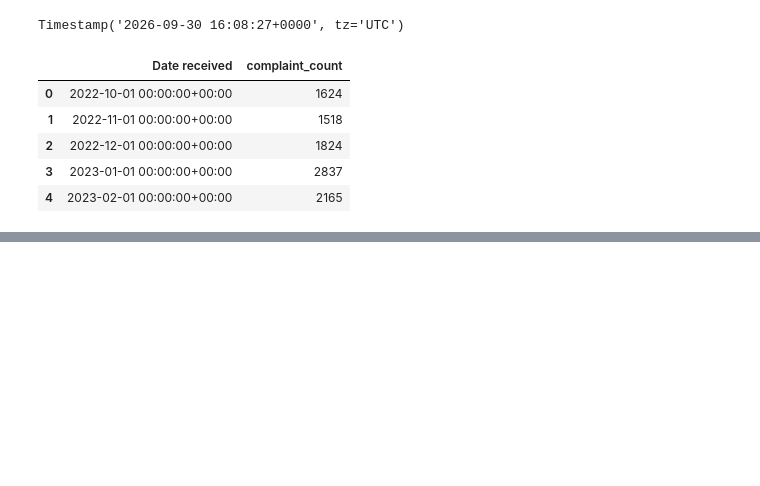
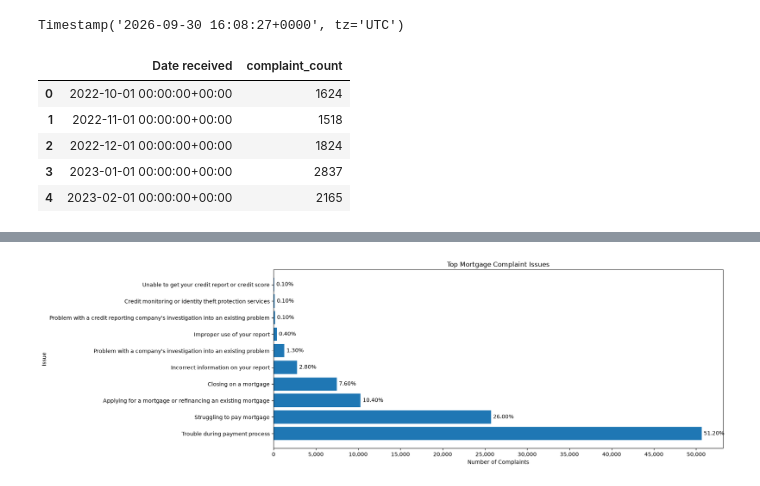
Before and after one commit to alanarroyo98/financial-services-complaints-analytics, a Jupyter notebook: notebooks/01_cfpb_eda.ipynb, the cells around one changed output, grey strips where cells are left out. Drawn from its saved outputs; the diff is of its cells as text; code cells hidden in the pictures; blank space fills up the shorter version.

```diff
--- a/notebooks/01_cfpb_eda.ipynb
+++ b/notebooks/01_cfpb_eda.ipynb
@@ -240,0 +276,5 @@ monthly_complaints.head()
+# %%
+issues = (complaints['Issue'].value_counts().reset_index())
+issues = issues.rename(columns={'count': 'complaint_count'})
+issues['percent'] = issues['complaint_count'].div(issues['complaint_count'].sum()).mul(100).round(1)
+print(issues.head(10))
@@ -240,0 +293,17 @@ monthly_complaints.head()
+# %%
+top_issues = issues.head(10)
+plt.figure(figsize=(15, 6))
+bars = plt.barh(top_issues["Issue"],top_issues["complaint_count"])
+plt.bar_label(
+    bars,
+    labels=[f"{percent:.2f}%" for percent in top_issues["percent"]],
+    padding=4
+)
+plt.title("Top Mortgage Complaint Issues")
+plt.xlabel("Number of Complaints")
+plt.ylabel("Issue")
+plt.gca().xaxis.set_major_locator(MultipleLocator(5000))
+plt.gca().xaxis.set_major_formatter(StrMethodFormatter("{x:,.0f}")) # Format x-axis with commas
+plt.show()
+# %% [output]
+[figure, added]
```
Also changed, not shown: parts of 13 cells of this notebook, 1 other file.
